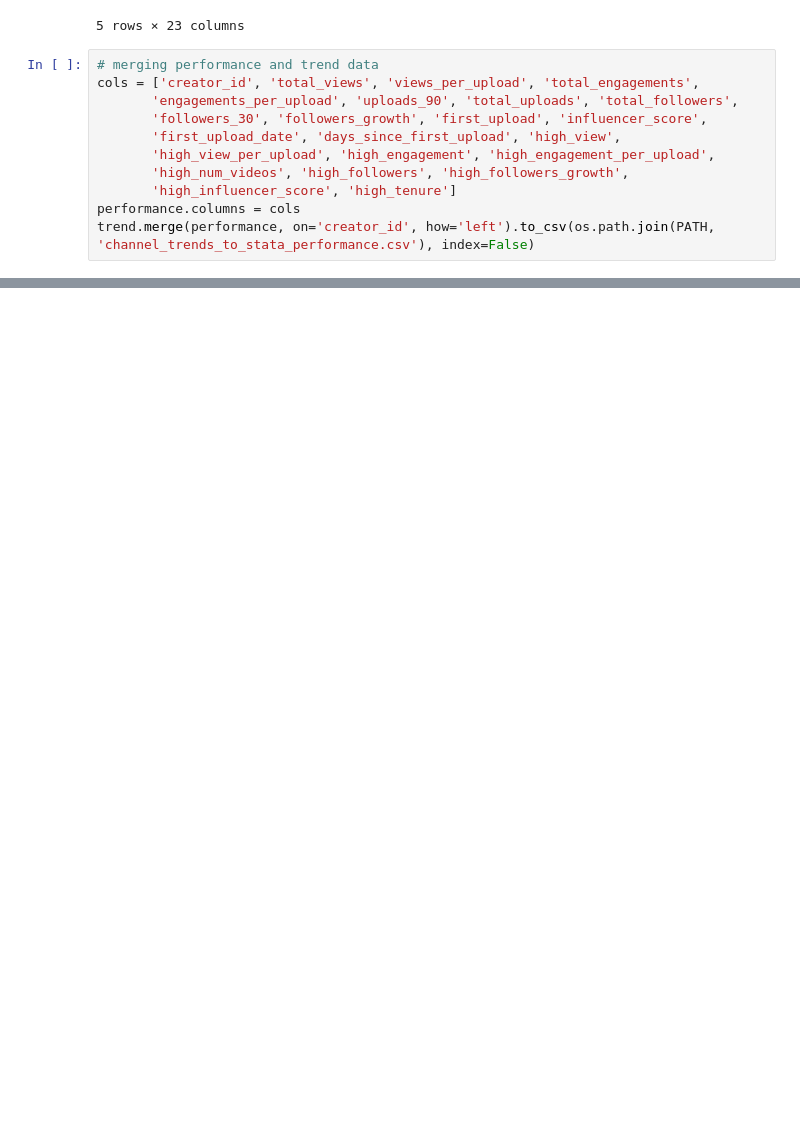
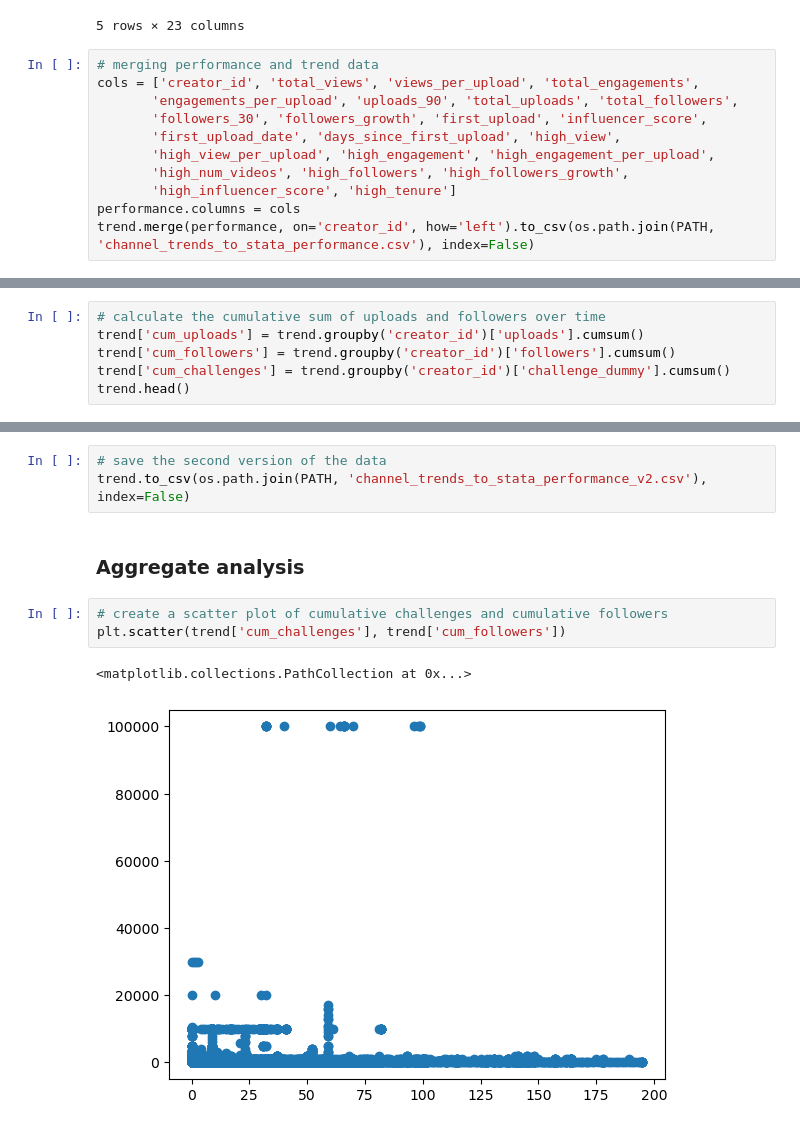
Before and after one commit to sdoosti/Fitness, a Jupyter notebook: utils/creator_mertics.ipynb, the cells around one changed output, grey strips where cells are left out. Cells and saved outputs as stored; diff of their text form; blank space fills up the shorter version.

Commit message:
add aggregate analysis

```diff
--- a/utils/creator_mertics.ipynb
+++ b/utils/creator_mertics.ipynb
@@ -90,0 +118,6 @@ trend.merge(performance, on='creator_id', how='left').to_csv(os.path.join(PATH,
+# %%
+# calculate the cumulative sum of uploads and followers over time
+trend['cum_uploads'] = trend.groupby('creator_id')['uploads'].cumsum()
+trend['cum_followers'] = trend.groupby('creator_id')['followers'].cumsum()
+trend['cum_challenges'] = trend.groupby('creator_id')['challenge_dummy'].cumsum()
+trend.head()
@@ -90,0 +146,11 @@ trend.merge(performance, on='creator_id', how='left').to_csv(os.path.join(PATH,
+# %%
+# save the second version of the data
+trend.to_csv(os.path.join(PATH, 'channel_trends_to_stata_performance_v2.csv'), index=False)
+# %% [markdown]
+### Aggregate analysis
+# %%
+# create a scatter plot of cumulative challenges and cumulative followers
+plt.scatter(trend['cum_challenges'], trend['cum_followers'])
+# %% [output]
+<matplotlib.collections.PathCollection at 0x...>
+[figure, added]
```
Also changed, not shown: parts of 9 cells of this notebook.
